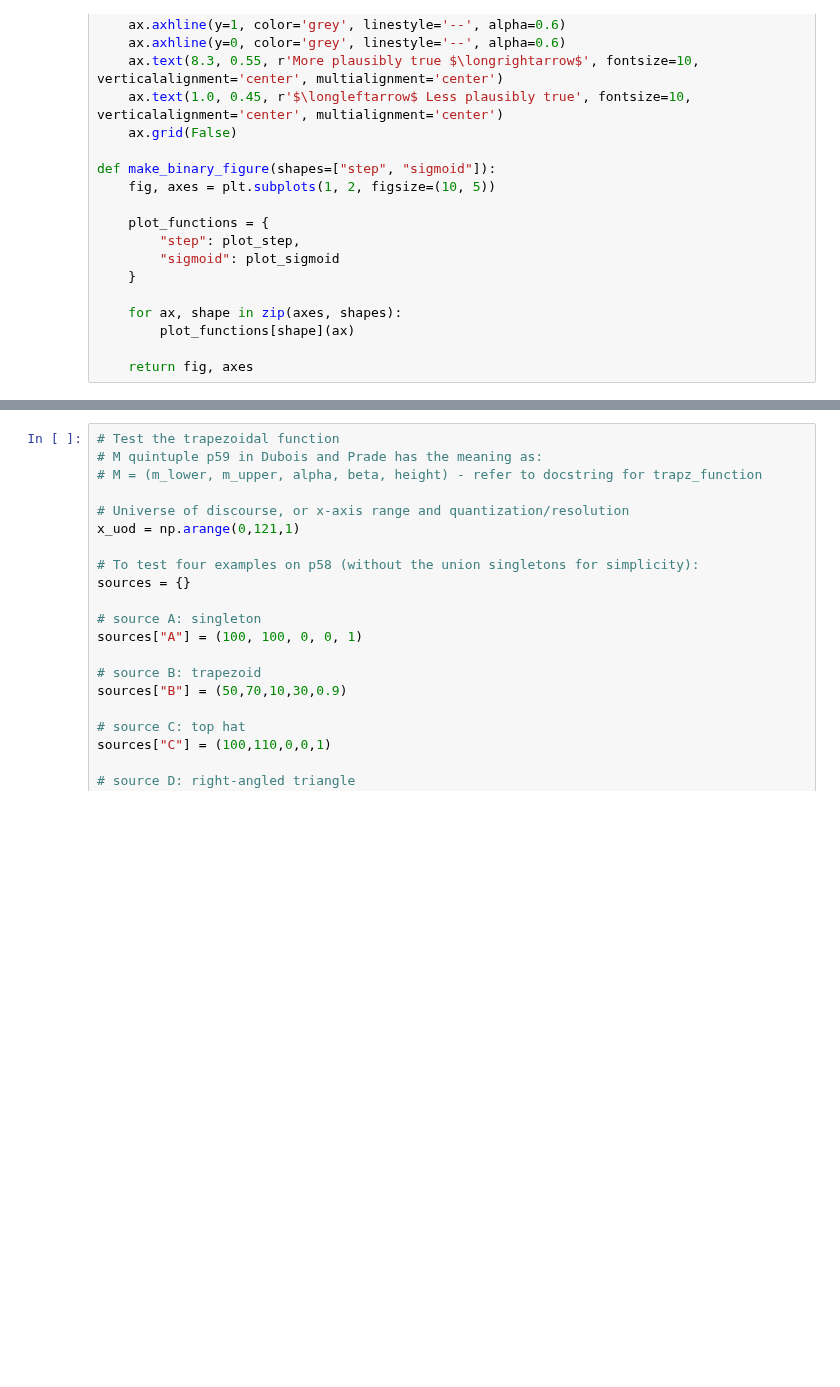
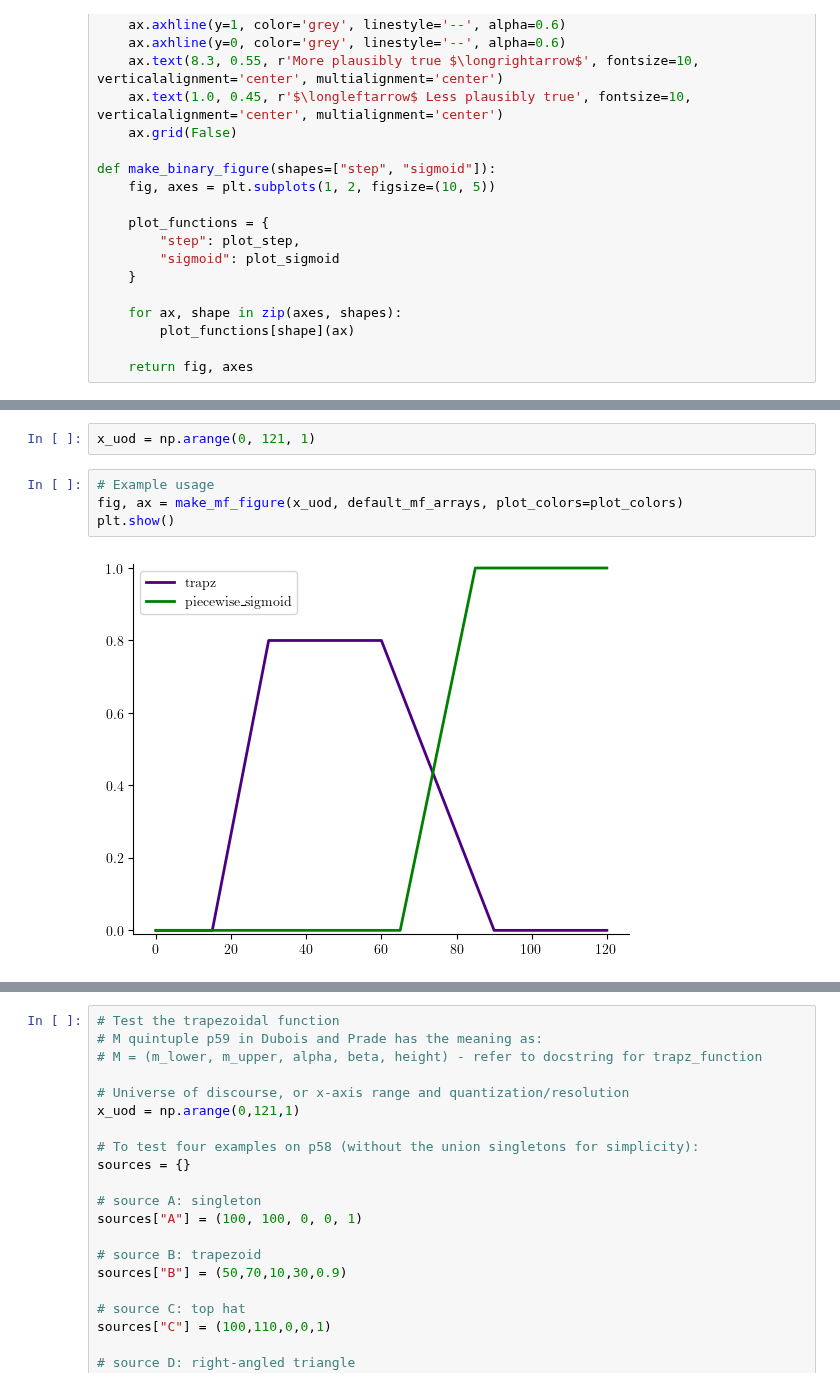
Before and after one commit to Bingham-Research-Center/clyfar, a Jupyter notebook: notebooks/guide_to_fuzzy_inference.ipynb, the cells around one changed output, grey strips where cells are left out. Drawn from its saved outputs; the diff is of its cells as text; blank space fills up the shorter version.

```diff
--- a/notebooks/guide_to_fuzzy_inference.ipynb
+++ b/notebooks/guide_to_fuzzy_inference.ipynb
@@ -239 +248,9 @@ plt.show()
+# %%
+x_uod = np.arange(0, 121, 1)
+# %%
+# Example usage
+fig, ax = make_mf_figure(x_uod, default_mf_arrays, plot_colors=plot_colors)
+plt.show()
+# %% [output]
+[figure, added]
 # %%
```
Also changed, not shown: parts of 34 cells of this notebook.
